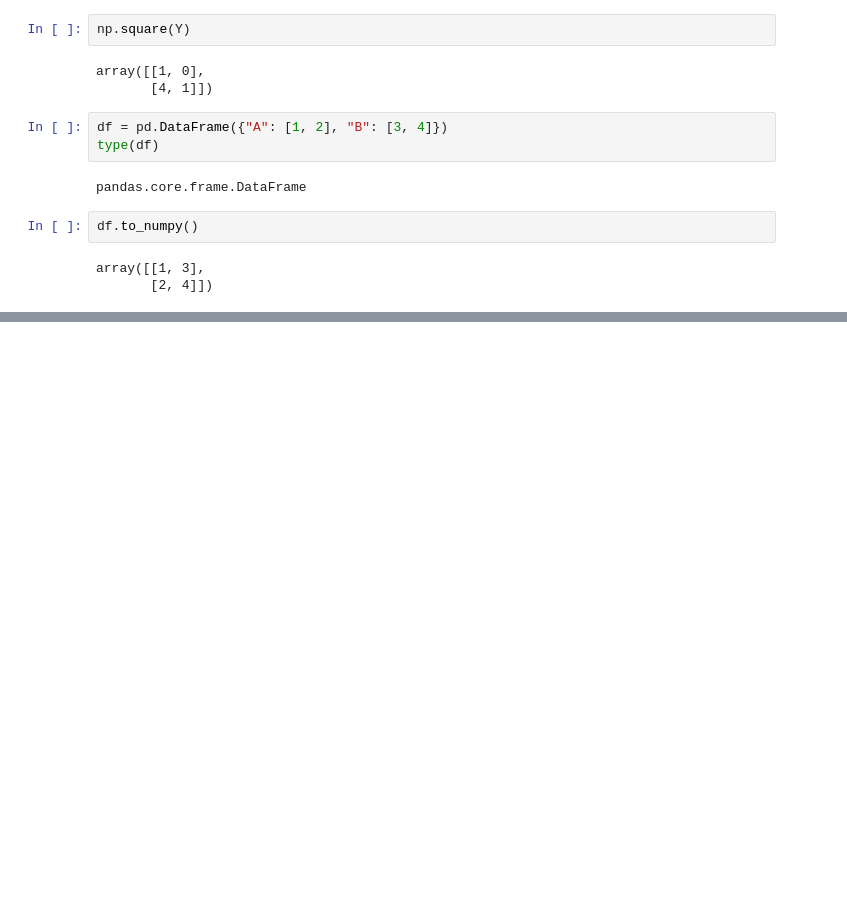
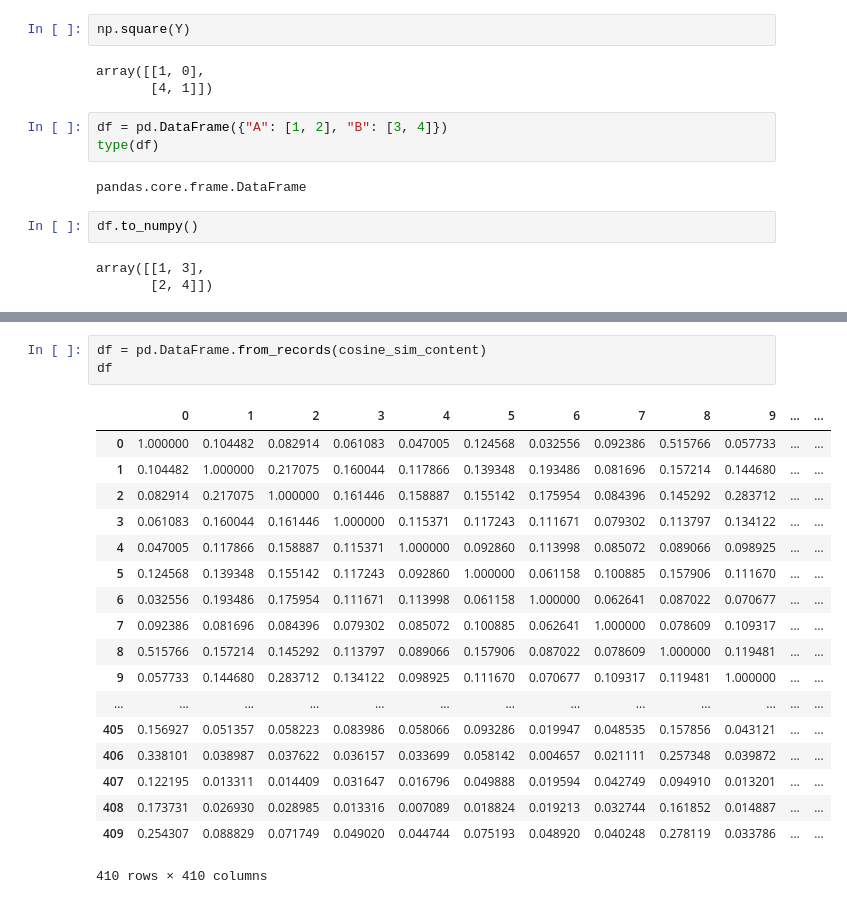
Before and after one commit to muksiddheswar/Hybrid-Recommender-System, a Jupyter notebook: test_nb_3.ipynb, the cells around one changed output, grey strips where cells are left out. Drawn from its saved outputs; the diff is of its cells as text; blank space fills up the shorter version.

```diff
--- a/test_nb_3.ipynb
+++ b/test_nb_3.ipynb
@@ -279,0 +579,22 @@ array([[1, 3],
+# %%
+df = pd.DataFrame.from_records(cosine_sim_content)
+df
+# %% [output]
+|  | 0 | 1 | 2 | 3 | 4 | 5 | 6 | 7 | 8 | 9 | ... | ... |
+| 0 | 1.000000 | 0.104482 | 0.082914 | 0.061083 | 0.047005 | 0.124568 | 0.032556 | 0.092386 | 0.515766 | 0.057733 | ... | ... |
+| 1 | 0.104482 | 1.000000 | 0.217075 | 0.160044 | 0.117866 | 0.139348 | 0.193486 | 0.081696 | 0.157214 | 0.144680 | ... | ... |
+| 2 | 0.082914 | 0.217075 | 1.000000 | 0.161446 | 0.158887 | 0.155142 | 0.175954 | 0.084396 | 0.145292 | 0.283712 | ... | ... |
+| 3 | 0.061083 | 0.160044 | 0.161446 | 1.000000 | 0.115371 | 0.117243 | 0.111671 | 0.079302 | 0.113797 | 0.134122 | ... | ... |
+| 4 | 0.047005 | 0.117866 | 0.158887 | 0.115371 | 1.000000 | 0.092860 | 0.113998 | 0.085072 | 0.089066 | 0.098925 | ... | ... |
+| 5 | 0.124568 | 0.139348 | 0.155142 | 0.117243 | 0.092860 | 1.000000 | 0.061158 | 0.100885 | 0.157906 | 0.111670 | ... | ... |
+| 6 | 0.032556 | 0.193486 | 0.175954 | 0.111671 | 0.113998 | 0.061158 | 1.000000 | 0.062641 | 0.087022 | 0.070677 | ... | ... |
+| 7 | 0.092386 | 0.081696 | 0.084396 | 0.079302 | 0.085072 | 0.100885 | 0.062641 | 1.000000 | 0.078609 | 0.109317 | ... | ... |
+| 8 | 0.515766 | 0.157214 | 0.145292 | 0.113797 | 0.089066 | 0.157906 | 0.087022 | 0.078609 | 1.000000 | 0.119481 | ... | ... |
+| 9 | 0.057733 | 0.144680 | 0.283712 | 0.134122 | 0.098925 | 0.111670 | 0.070677 | 0.109317 | 0.119481 | 1.000000 | ... | ... |
+| ... | ... | ... | ... | ... | ... | ... | ... | ... | ... | ... | ... | ... |
+| 405 | 0.156927 | 0.051357 | 0.058223 | 0.083986 | 0.058066 | 0.093286 | 0.019947 | 0.048535 | 0.157856 | 0.043121 | ... | ... |
+| 406 | 0.338101 | 0.038987 | 0.037622 | 0.036157 | 0.033699 | 0.058142 | 0.004657 | 0.021111 | 0.257348 | 0.039872 | ... | ... |
+| 407 | 0.122195 | 0.013311 | 0.014409 | 0.031647 | 0.016796 | 0.049888 | 0.019594 | 0.042749 | 0.094910 | 0.013201 | ... | ... |
+| 408 | 0.173731 | 0.026930 | 0.028985 | 0.013316 | 0.007089 | 0.018824 | 0.019213 | 0.032744 | 0.161852 | 0.014887 | ... | ... |
+| 409 | 0.254307 | 0.088829 | 0.071749 | 0.049020 | 0.044744 | 0.075193 | 0.048920 | 0.040248 | 0.278119 | 0.033786 | ... | ... |
+410 rows × 410 columns
```
Also changed, not shown: parts of 36 cells of this notebook, 8 other files.
